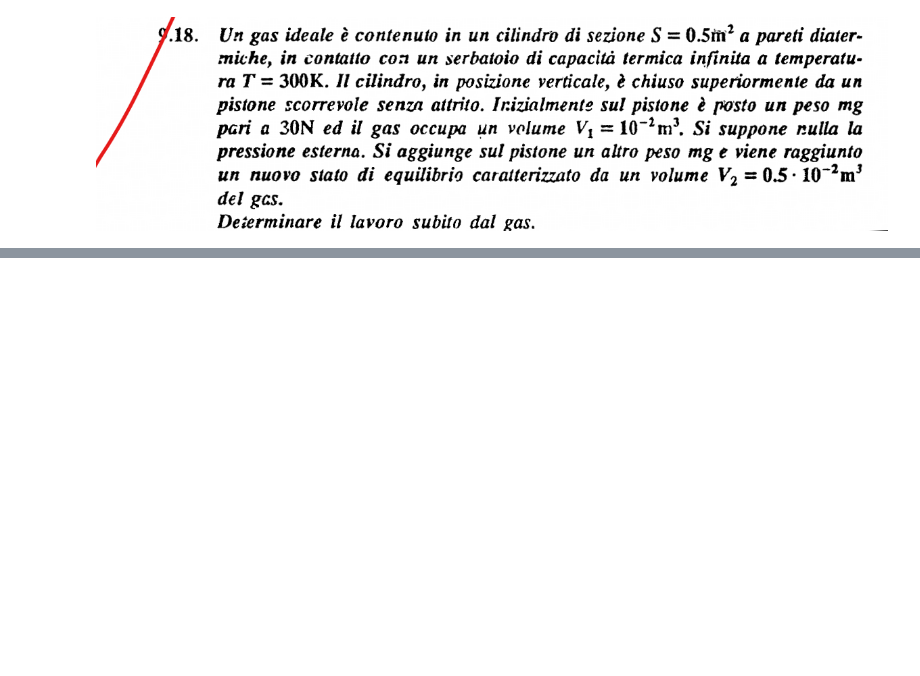
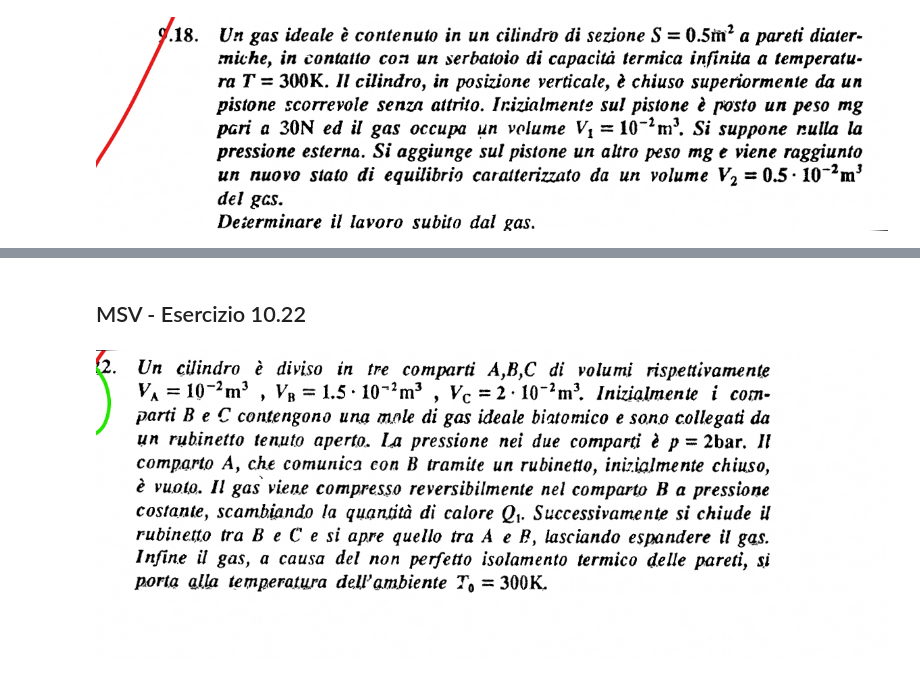
Before and after one commit to marcodalessandro76/Esercitazioni-Fisica-1, a Jupyter notebook: Termodinamica.ipynb, the cells around one changed output, grey strips where cells are left out. Cells and saved outputs as stored; diff of their text form; code cells hidden in the pictures; blank space fills up the shorter version.

```diff
--- a/Termodinamica.ipynb
+++ b/Termodinamica.ipynb
@@ -266,0 +379,6 @@ __Svolgimento__
+# %% [markdown]
+## MSV - Esercizio 10.22
+# %%
+Image('Immagini/MSV_10.22_Testo1.png',width=900)
+# %% [output]
+[figure, added]
```
Also changed, not shown: parts of 18 cells of this notebook, 6 other files.
